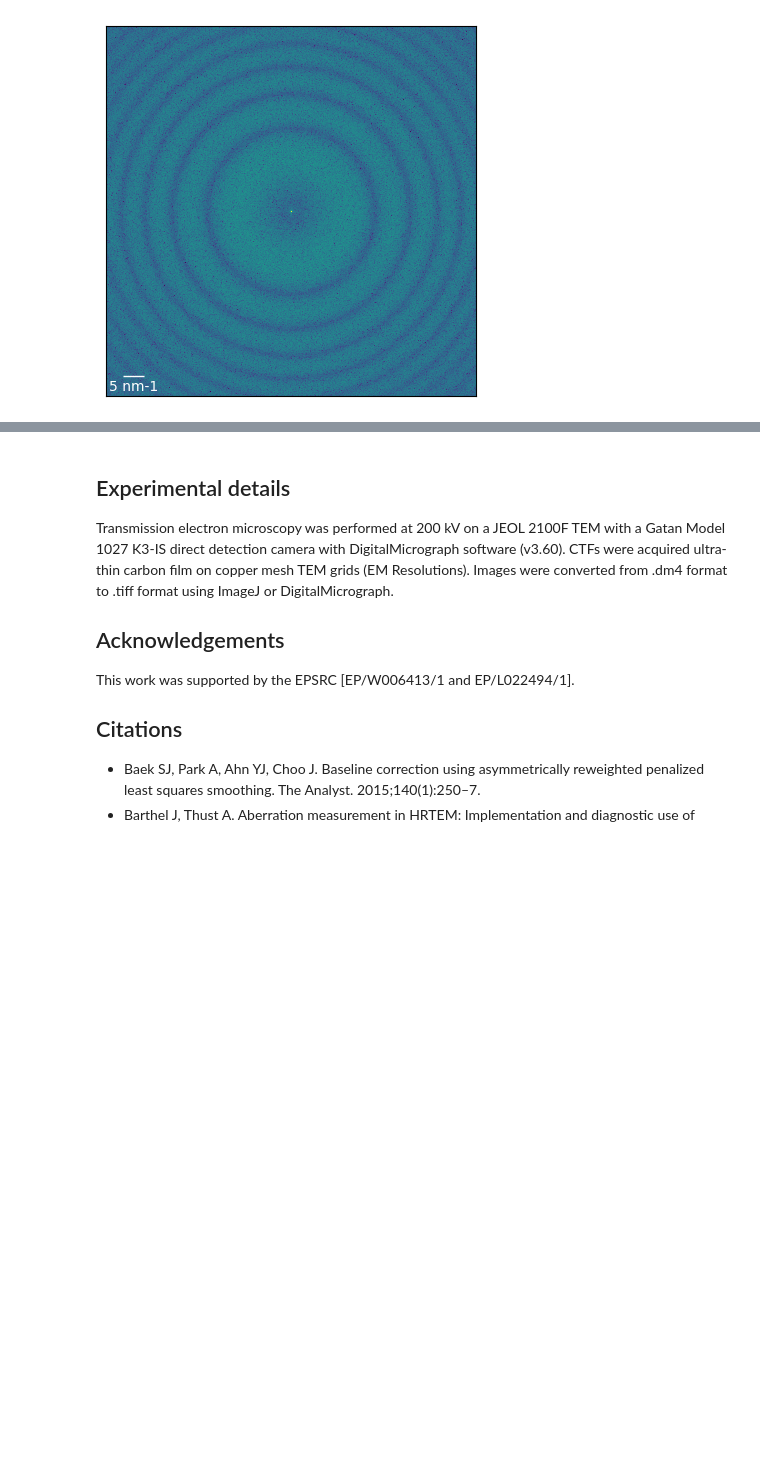
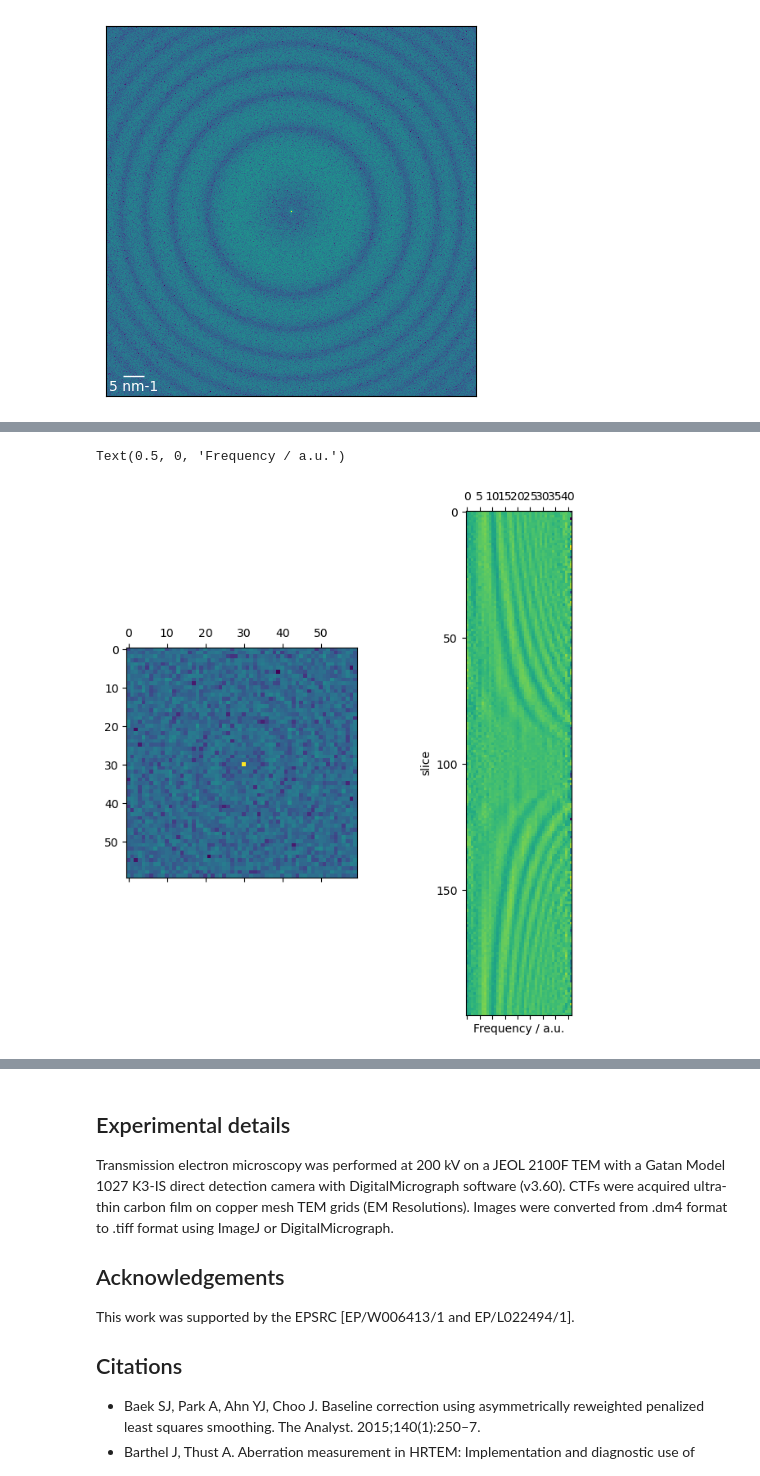
Before and after one commit to benweare/pyCTF, a Jupyter notebook: pyCTF_examples.ipynb, the cells around one changed output, grey strips where cells are left out. Drawn from its saved outputs; the diff is of its cells as text; code cells hidden in the pictures; blank space fills up the shorter version.

```diff
--- a/pyCTF_examples.ipynb
+++ b/pyCTF_examples.ipynb
@@ -294,0 +298,10 @@ Fourier transforms can also be performed on each slice in a stack of images, or
+# %%
+from pyCTF.fourier import Fourier
+from pyCTF.misc import show_image
+
+stack =  Fourier.import_stack('assets//example_TFS.tif' )
+FFT, prof = Fourier.through_focus( stack,
+                                   width=60,
+                                   r1=5,
+                                   r2=5,
+                                   verbose=True)
@@ -294,0 +316,12 @@ Fourier transforms can also be performed on each slice in a stack of images, or
+# %%
+fig, ax = plt.subplots( 1,2, figsize=(8,8) )
+
+ax[0].matshow(FFT[:,:,18], aspect=1)
+
+ax[1].matshow( np.rot90(prof[1:,:]) )
+
+ax[1].set_ylabel('slice')
+ax[1].set_xlabel('Frequency / a.u.')
+# %% [output]
+Text(0.5, 0, 'Frequency / a.u.')
+[figure, added]
```
Also changed, not shown: parts of 9 cells of this notebook, 2 other files.
